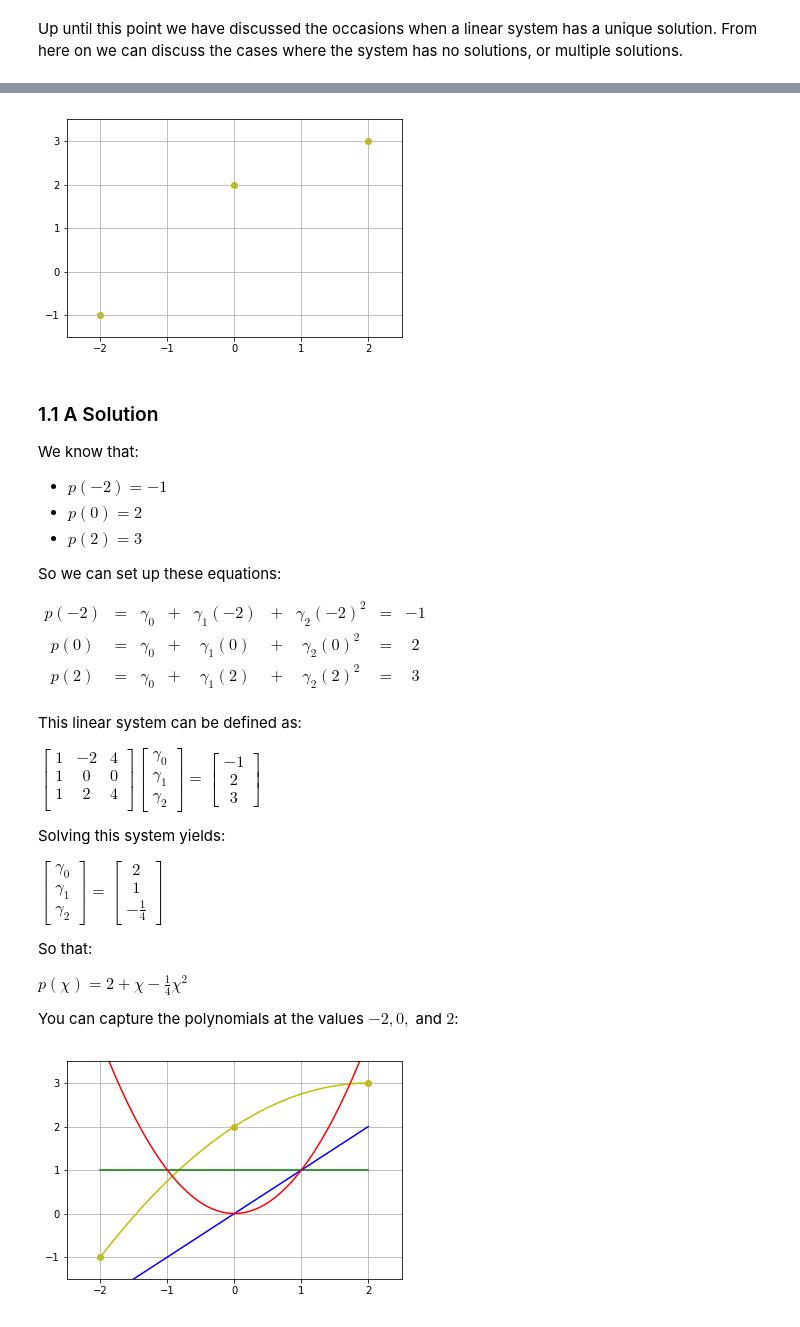
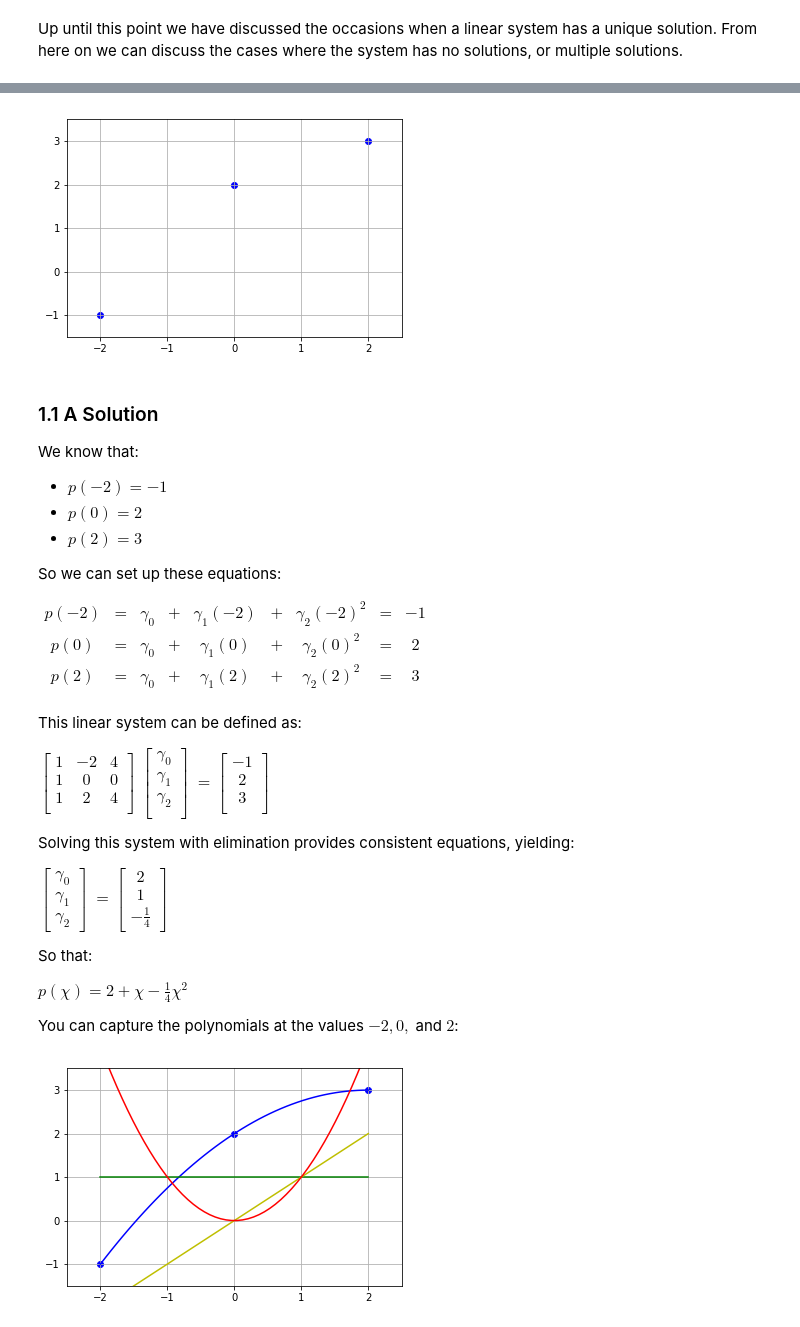
Before and after one commit to Menziess/Python-Linear-Algebra, a Jupyter notebook: 6. Vector Spaces.ipynb, the cells around one changed output, grey strips where cells are left out. Drawn from its saved outputs; the diff is of its cells as text; code cells hidden in the pictures.

```diff
--- a/6. Vector Spaces.ipynb
+++ b/6. Vector Spaces.ipynb
@@ -16,13 +22,13 @@ $p(\chi) = \gamma_0 + \gamma_1\chi + \gamma_2\chi^2$
 # %%
-points = np.array([(-2, -1), (0, 2), (2, 3)]
+points = np.array([(-2, -1), (0, 2), (2, 3)])
 # %%
-plt.scatter(*zip(*points), color='y')
+plt.scatter(*zip(*points), color='b')
 plt.xlim(-2.5, 2.5)
 plt.ylim(-1.5, 3.5)
 plt.grid()
 plt.show()
 # %% [output]
-[figure, old version]
+[figure, new version]
 # %% [markdown]
 ### 1.1 A Solution
 
@@ -50,20 +56,23 @@ $
 1 & 0 & 0 \\
 1 & 2 & 4 \\
 \end{bmatrix}
+$
+$
 \begin{bmatrix}
 \gamma_0 \\
 \gamma_1 \\
-\gamma_2
+\gamma_2 \\
 \end{bmatrix}
-=
+$
+$ =
 \begin{bmatrix}
 -1 \\
 2 \\
-3
+3 \\
 \end{bmatrix}
 $
 
-Solving this system yields:
+Solving this system with elimination provides consistent equations, yielding:
 
 $
 \begin{bmatrix}
@@ -71,7 +80,8 @@ $
 \gamma_1 \\
 \gamma_2
 \end{bmatrix}
-=
+$
+$ =
 \begin{bmatrix}
 2 \\
 1 \\
@@ -87,29 +97,29 @@ You can capture the polynomials at the values $-2, 0,$ and $2$:
 # %%
 def p(x):
     return 2 + x - 0.25 * x**2
 
 def gamma0(x):
     return 1
 def gamma1(x):
     return x
 def gamma2(x):
     return x**2
 
 x = np.linspace(points[0][0], points[-1][0])
 y = list(map(p, x))
 g0 = list(map(gamma0, x))
 g1 = list(map(gamma1, x))
 g2 = list(map(gamma2, x))
 
-plt.scatter(*zip(*points), color='y')
-plt.plot(x, y, color='y')
+plt.scatter(*zip(*points), color='b')
+plt.plot(x, y, color='b')
 plt.plot(x, g0, color='g')
-plt.plot(x, g1, color='b')
+plt.plot(x, g1, color='y')
 plt.plot(x, g2, color='r')
 
 plt.xlim(-2.5, 2.5)
 plt.ylim(-1.5, 3.5)
 plt.grid()
 plt.show()
 # %% [output]
-[figure, old version]
+[figure, new version]
```
Also changed, not shown: parts of 12 cells of this notebook, 1 other file.
